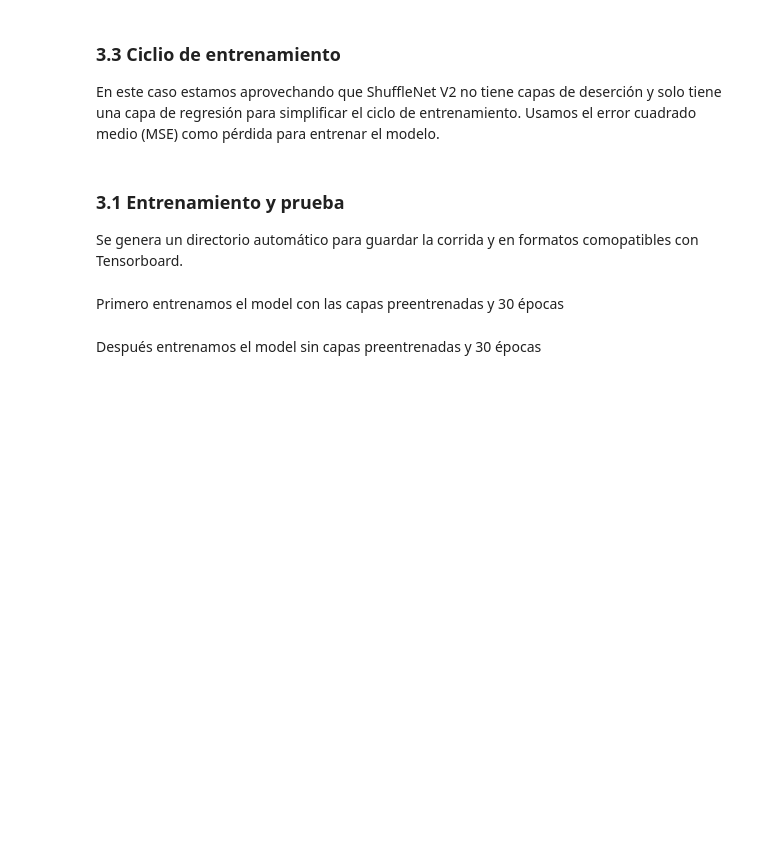
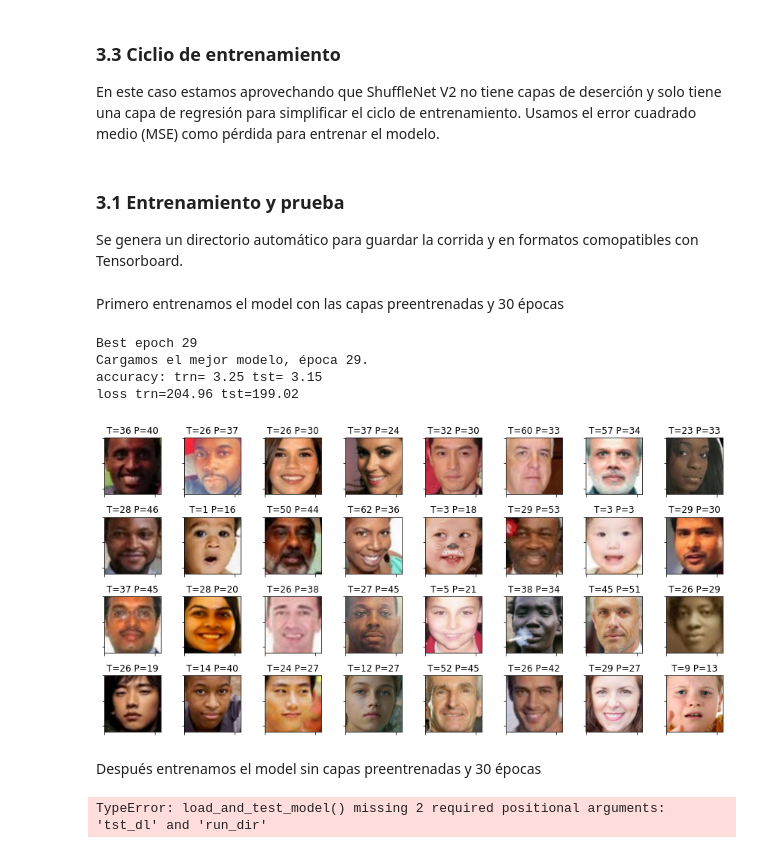
Before and after one commit to SamShelby/Deep_Learning, a Jupyter notebook: src/tareas/t2/notebooks/ej1_utk_faces.ipynb, the cells around one changed output. Saved outputs shown, nothing was run; the diff lists cells and outputs as text; code cells hidden in the pictures; blank space fills up the shorter version.

```diff
--- a/src/tareas/t2/notebooks/ej1_utk_faces.ipynb
+++ b/src/tareas/t2/notebooks/ej1_utk_faces.ipynb
@@ -518,10 +517,10 @@ def train(model, trn_dl, val_dl,
         losses.append([trn_loss, val_loss])
         accs.append([trn_acc, val_acc])
 
-        return losses, accs
+    return losses, accs
 
 
-def train_model(pretrained=True, epochs=20):
+def train_model(trn_dl, tst_dl, pretrained=True, epochs=20):
     # directorio de la corrida
     run_dir = join('runs', 'utkfaces', timestamp())
 
@@ -538,7 +537,7 @@ def train_model(pretrained=True, epochs=20):
 
     return run_dir, losses, accs
 
-def load_and_test_model(run_dir):
+def load_and_test_model(trn_dl, tst_dl, run_dir):
 
     # cargamos el punto de contral
     ckpt = torch.load(join(run_dir, 'weights.pth'))
@@ -581,11 +580,18 @@ Se genera un directorio automático para guardar la corrida y en formatos comopa
 # %% [markdown]
 Primero entrenamos el model con las capas preentrenadas y 30 épocas
 # %%
-run_dir, losses, accs = train_model(pretrained=True, epochs=30)
+run_dir, losses_pretrained, accs_pretrained = train_model(trn_dl, tst_dl, pretrained=True, epochs=30)
 # %%
-load_and_test_model(run_dir)
+load_and_test_model(trn_dl, tst_dl, run_dir)
+# %% [output]
+Best epoch 29
+Cargamos el mejor modelo, época 29.
+accuracy: trn= 3.25 tst= 3.15
+loss trn=204.96 tst=199.02
+[figure, added]
 # %% [markdown]
 Después entrenamos el model sin capas preentrenadas y 30 épocas
 # %%
-run_dir, losses, accs = train_model(pretrained=False, epochs=30)
-load_and_test_model(run_dir)
+run_dir, losses, accs = train_model(trn_dl, tst_dl, pretrained=False, epochs=30)
+# %% [output]
+TypeError: load_and_test_model() missing 2 required positional arguments: 'tst_dl' and 'run_dir'
```
Also changed, not shown: parts of 5 cells of this notebook.
